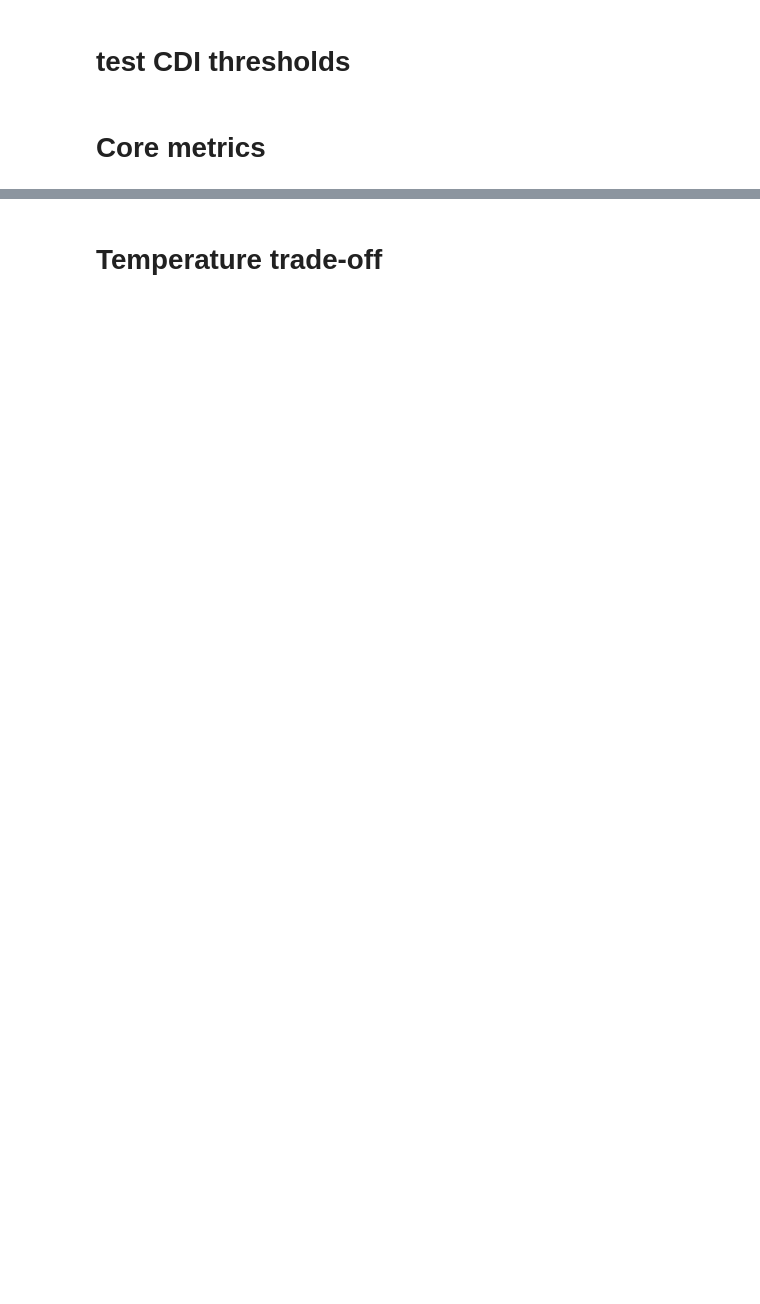
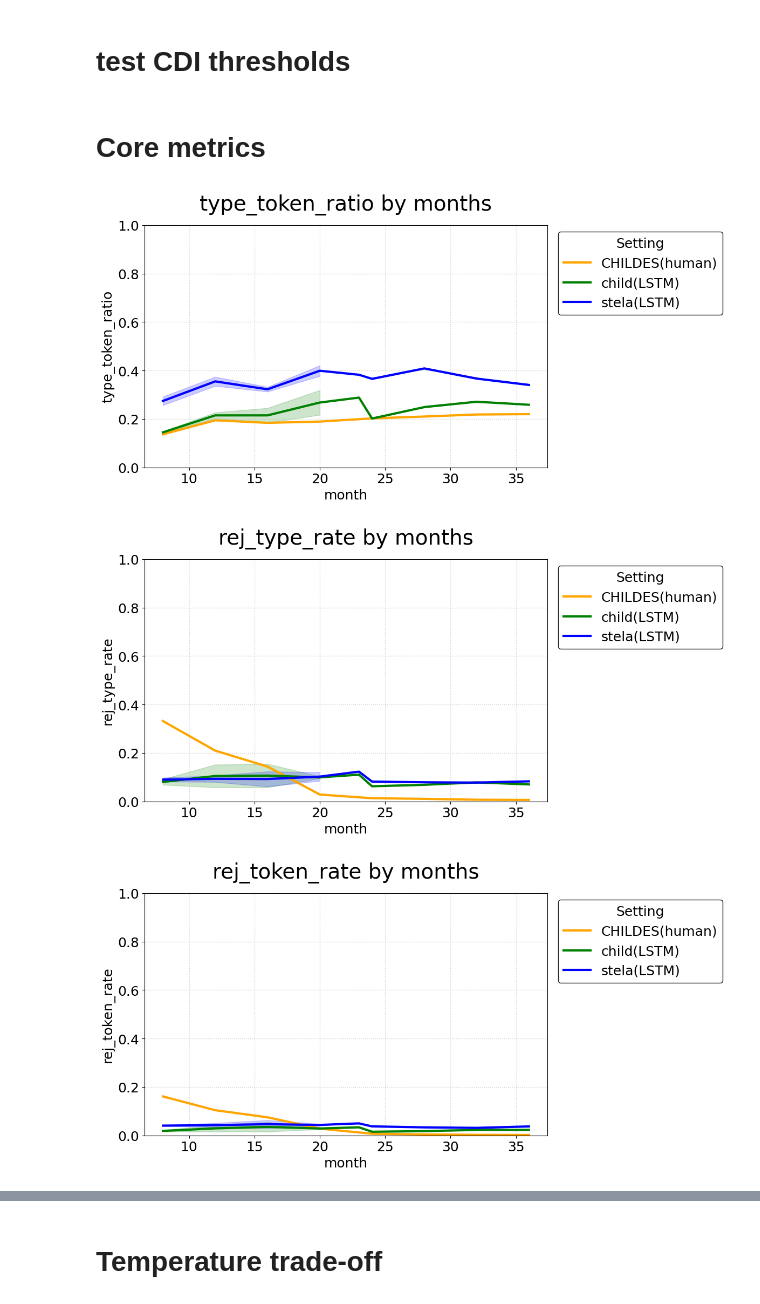
Before and after one commit to nhamilakis/Lexical-benchmark, a Jupyter notebook: notebooks/paper_fig.ipynb, the cells around one changed output, grey strips where cells are left out. Saved outputs shown, nothing was run; the diff lists cells and outputs as text; code cells hidden in the pictures; blank space fills up the shorter version.

```diff
--- a/notebooks/paper_fig.ipynb
+++ b/notebooks/paper_fig.ipynb
@@ -325,3 +297,40 @@ def plot_condition_curve(subset: pd.DataFrame, condition: str, x_header: str) ->
+# %%
+# this should be put in the plot_util
+def configure_plot_style(
+    x_label: str,
+    y_label: str,
+    fig_title: str | None = None,
+    legend_title: str | None = None,
+    grid: bool = True,
+    out_path: Path | None = None,
+    ylim: tuple | None = None,
+) -> None:
+    """Configure plot styling."""
+    plt.grid(grid, linestyle=":", linewidth=1, color=PlotSettings.DEFAULTS["grid_color"], alpha=0.7)
+    plt.xlabel(x_label, fontsize=PlotSettings.DEFAULTS["label_fontsize"])
+    plt.ylabel(y_label, fontsize=PlotSettings.DEFAULTS["label_fontsize"])
+
+    if fig_title:
+        plt.title(fig_title, fontsize=PlotSettings.DEFAULTS["title_fontsize"], pad=20)
+
+    plt.xticks(fontsize=PlotSettings.DEFAULTS["label_fontsize"])
+    plt.yticks(fontsize=PlotSettings.DEFAULTS["label_fontsize"])
+    plt.legend(
+        title=legend_title,
+        title_fontsize=PlotSettings.DEFAULTS["label_fontsize"],
+        fontsize=PlotSettings.DEFAULTS["label_fontsize"],
+        framealpha=0.9,
+        edgecolor="black",
+        loc="upper left",
+        bbox_to_anchor=(1.01, 1),
+    )
+    plt.tight_layout()
+    plt.ylim(ylim)
+    if out_path:
+        plt.savefig(out_path, bbox_inches="tight", dpi=300)
+        plt.close()
+    else:
+        plt.show()
 # %% [markdown]
 # Freq match
 # %%
@@ -515,0 +538,8 @@ def plot_all_metrics(raw_data_path: str):
+# %%
+sampling_ratio = 1
+raw_data_path = f"/Users/jliu/workspace/lexical_bencmark/dataset/CDI_{sampling_ratio}/metric_1000_4.csv"
+compare_metrics(raw_data_path)
+# %% [output]
+[figure, added]
+[figure, added]
+[figure, added]
```
Also changed, not shown: parts of 13 cells of this notebook, 3 other files.
